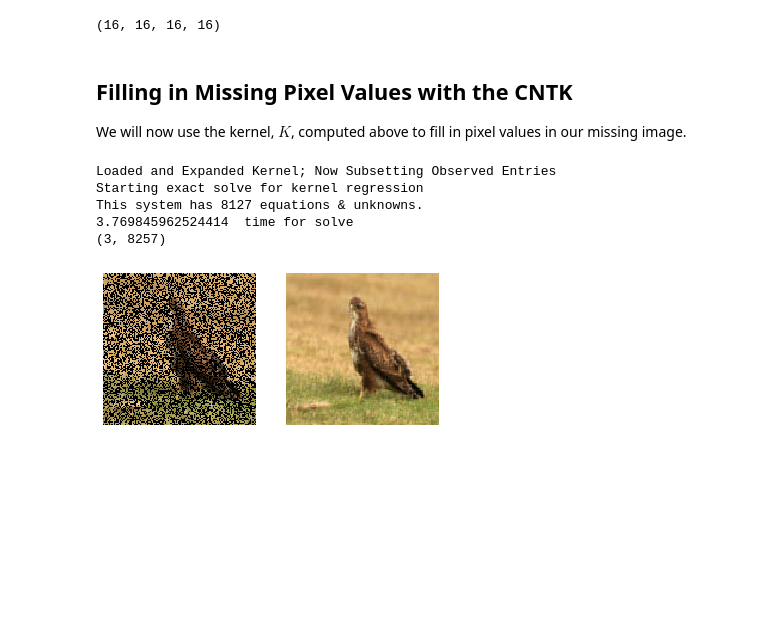
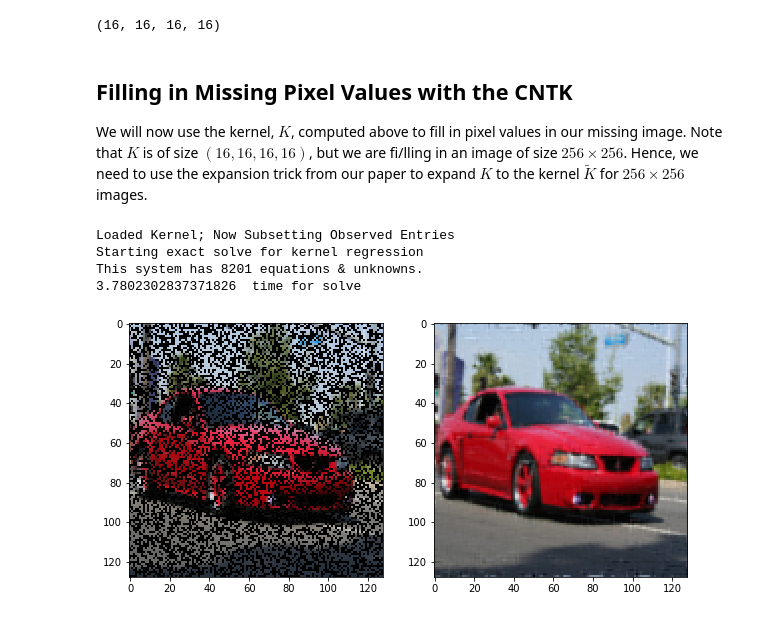
Before and after one commit to uhlerlab/ntk_matrix_completion, a Jupyter notebook: image_inpainting_notebooks/image_inpainting_CNTK.ipynb, the cells around one changed output. Cells and saved outputs as stored; diff of their text form; code cells hidden in the pictures; blank space fills up the shorter version.

```diff
--- a/image_inpainting_notebooks/image_inpainting_CNTK.ipynb
+++ b/image_inpainting_notebooks/image_inpainting_CNTK.ipynb
@@ -82,7 +84,7 @@ Next, we will get the NTK for the above architecture.  This is done using the "g
 # %%
 # Provide an image size, number of CPU threads, and possibly a feature prior X for computing the kernel
 image_size = 16
-K = net.get_ntk(image_size, num_threads=16)
+K = net.get_ntk(image_size, num_threads=10)
 # %% [markdown]
 If we look at the shape of $K$ computed above, we see that it is of size $16 \times 16 \times 16 \times 16$.  This is exactly the four dimensional array that we will index for imputing missing pixel values.
 # %%
@@ -92,15 +94,20 @@ print(K.shape)
 # %% [markdown]
 ## Filling in Missing Pixel Values with the CNTK
 
-We will now use the kernel, $K$, computed above to fill in pixel values in our missing image.
+We will now use the kernel, $K$, computed above to fill in pixel values in our missing image.  Note that $K$ is of size $(16, 16, 16, 16)$, but we are fi/lling in an image of size $256 \times 256$.  Hence, we need to use the expansion trick from our paper to expand $K$ to the kernel $\tilde{K}$ for $256 \times 256$ images.
-# %%
-import kr_solvers.expand_and_solve as exact_solver
-
-exact_solver.fill_image(K, net, corrupted, mask)
-# %% [output]
-Loaded and Expanded Kernel; Now Subsetting Observed Entries
-Starting exact solve for kernel regression
-This system has 8127 equations & unknowns.
-3.769845962524414  time for solve
-(3, 8257)
-[figure, removed]
+# %%
+import kr_solvers.expander as expander
+import kr_solvers.exact_solve as exact_solve
+import utilities.visualizer as vis
+
+s = 3  # Number of downsampling / upsampling layers in network
+_, w, h = corrupted.shape  # Shape to expand our kernel to (we only need width and height)
+K_expanded = expander.expand_kernel(K, s, w, h)
+imputed_img_exact = exact_solve.kr_solve(K_expanded, corrupted, mask)
+vis.visualize_images(corrupted, imputed_img_exact)
+# %% [output]
+Loaded Kernel; Now Subsetting Observed Entries
+Starting exact solve for kernel regression
+This system has 8201 equations & unknowns.
+3.7802302837371826  time for solve
+[figure, added]
```
Also changed, not shown: parts of 16 cells of this notebook, 7 other files.
